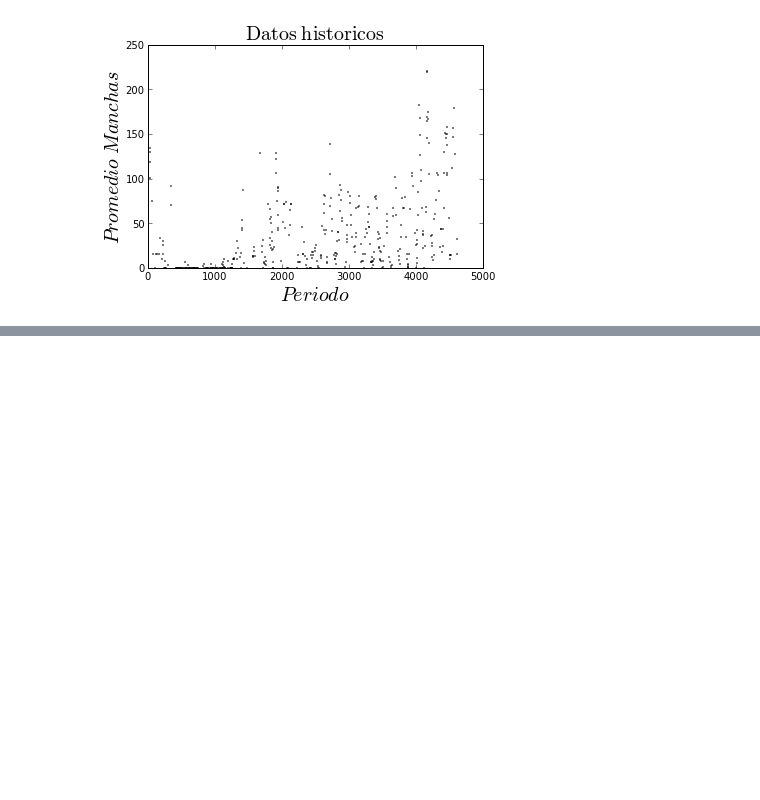
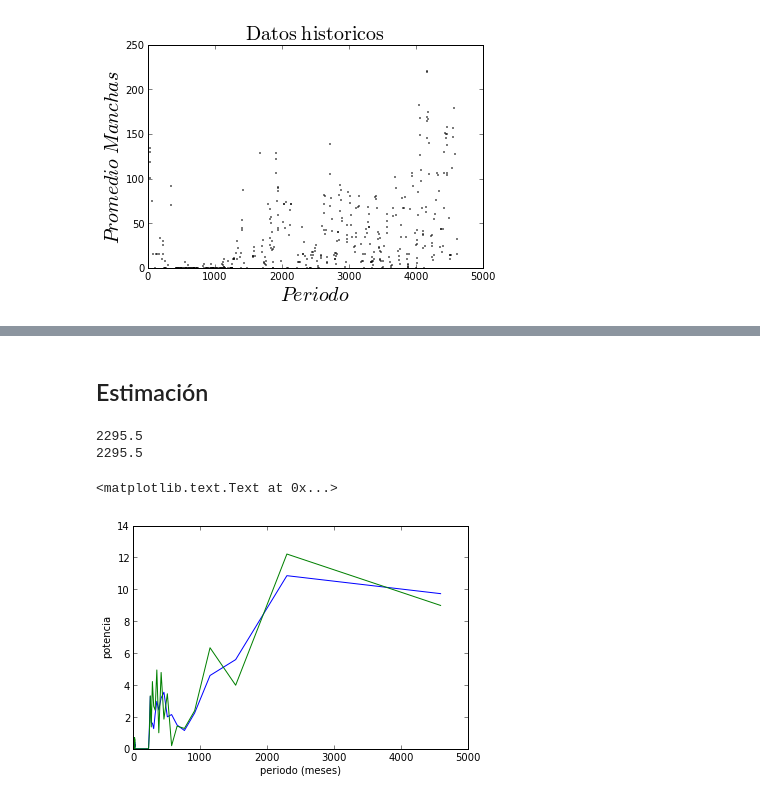
Before and after one commit to HalbardHobby/FisicaComputacional, a Jupyter notebook: Tarea5/Punto2.ipynb, the cells around one changed output, grey strips where cells are left out. Saved outputs shown, nothing was run; the diff lists cells and outputs as text; code cells hidden in the pictures; blank space fills up the shorter version.

Commit message:
ya se encuentra el periodo del fenomeno y solo falta un poco del informe

```diff
--- a/Tarea5/Punto2.ipynb
+++ b/Tarea5/Punto2.ipynb
@@ -167,0 +202,28 @@ for i in range(24):
+# %% [markdown]
+## Estimación
+# %%
+#ahora a calcular el periodo
+def ciclo(espectro):
+    per=1/espectro[0]
+    mid=numpy.ceil(len(per)/2.0)
+    #aca se ilustra la potencia para cada periodo
+    plot(per[:mid],np.abs(espectro[1][:mid]))
+    t=0
+    p=0
+    for i in range(len(per)): # y aca buscamos la mayor potencia.
+        temp=imag(np.abs(espectro[1][i]))+real(np.abs(espectro[1][i]))
+        if(temp>p and per[i]!=float('inf')):# el periodo con mayor potencia es el que se busca
+            t=per[i]
+            p=temp
+    return t
+# %%
+tl=ciclo(lin_fil)
+#se desestima el modelo cuadratico porque no cuadra ni a bate.
+tc=ciclo(cube_fil)
+xlabel('periodo (meses)')
+ylabel('potencia')
+# %% [output]
+2295.5
+2295.5
+<matplotlib.text.Text at 0x...>
+[figure, added]
```
Also changed, not shown: parts of 22 cells of this notebook.
